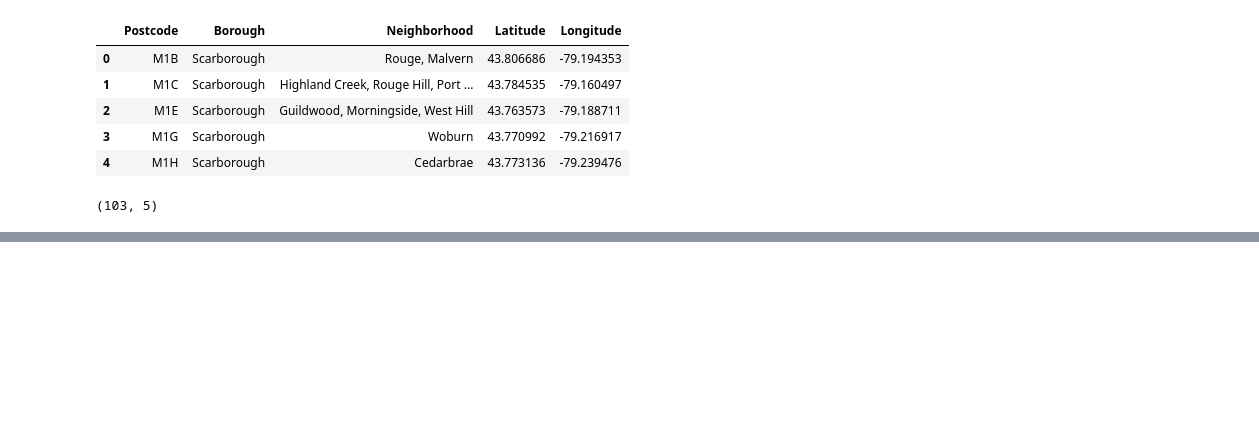
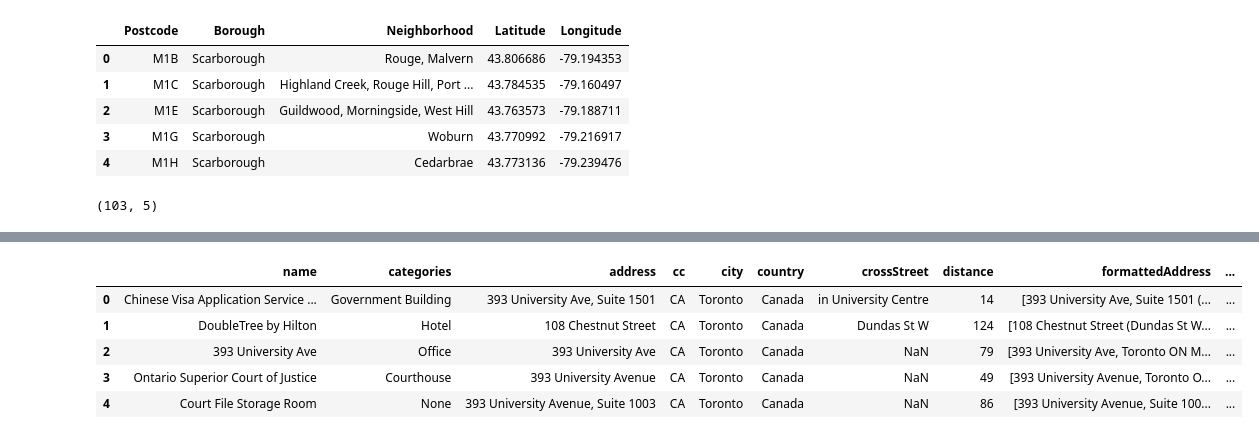
Before and after one commit to sregunath/Coursera_Capstone, a Jupyter notebook: Segmenting_Clustering.ipynb, the cells around one changed output, grey strips where cells are left out. Saved outputs shown, nothing was run; the diff lists cells and outputs as text; code cells hidden in the pictures; blank space fills up the shorter version.

```diff
--- a/Segmenting_Clustering.ipynb
+++ b/Segmenting_Clustering.ipynb
@@ -123,0 +160,8 @@ dfc.shape
+# %%
+CLIENT_ID = '0A030PBRMWXGRIX31NLWORJCZ5AKIPXWBHYMR05YYTHHNFZT' # your Foursquare ID
+CLIENT_SECRET = 'LLITK3QTE0GXIDQHAQDOOPG23350SQ1ZYZZ2FVMJH3541NLU' # your Foursquare Secret
+VERSION = '20180604'
+LIMIT = 100
+radius = 500
+url = 'https://api.foursquare.com/v2/venues/search?client_id={}&client_secret={}&ll={},{}&v={}&radius={}&limit={}'.format(CLIENT_ID, CLIENT_SECRET, latitude, longitude, VERSION, radius, LIMIT)
+url
@@ -123,0 +181,11 @@ dfc.shape
+# %%
+#Send the GET request and examine the results
+results = requests.get(url).json()
+results
+
+# assign relevant part of JSON to venues
+venues = results['response']['venues']
+
+# tranform venues into a dataframe
+dataframe = json_normalize(venues)
+dataframe.head()
@@ -123,0 +199,31 @@ dfc.shape
+# %%
+# keep only columns that include venue name, and anything that is associated with location
+filtered_columns = ['name', 'categories'] + [col for col in dataframe.columns if col.startswith('location.')] + ['id']
+dataframe_filtered = dataframe.loc[:, filtered_columns]
+
+# function that extracts the category of the venue
+def get_category_type(row):
+    try:
+        categories_list = row['categories']
+    except:
+        categories_list = row['venue.categories']
+
+    if len(categories_list) == 0:
+        return None
+    else:
+        return categories_list[0]['name']
+
+# filter the category for each row
+dataframe_filtered['categories'] = dataframe_filtered.apply(get_category_type, axis=1)
+
+# clean column names by keeping only last term
+dataframe_filtered.columns = [column.split('.')[-1] for column in dataframe_filtered.columns]
+
+dataframe_filtered.head()
+# %% [output]
+|  | name | categories | address | cc | city | country | crossStreet | distance | formattedAddress | ... |
+| 0 | Chinese Visa Application Service ... | Government Building | 393 University Ave, Suite 1501 | CA | Toronto | Canada | in University Centre | 14 | [393 University Ave, Suite 1501 (... | ... |
+| 1 | DoubleTree by Hilton | Hotel | 108 Chestnut Street | CA | Toronto | Canada | Dundas St W | 124 | [108 Chestnut Street (Dundas St W... | ... |
+| 2 | 393 University Ave | Office | 393 University Ave | CA | Toronto | Canada | NaN | 79 | [393 University Ave, Toronto ON M... | ... |
+| 3 | Ontario Superior Court of Justice | Courthouse | 393 University Avenue | CA | Toronto | Canada | NaN | 49 | [393 University Avenue, Toronto O... | ... |
+| 4 | Court File Storage Room | None | 393 University Avenue, Suite 1003 | CA | Toronto | Canada | NaN | 86 | [393 University Avenue, Suite 100... | ... |
```
Also changed, not shown: parts of 9 cells of this notebook.
